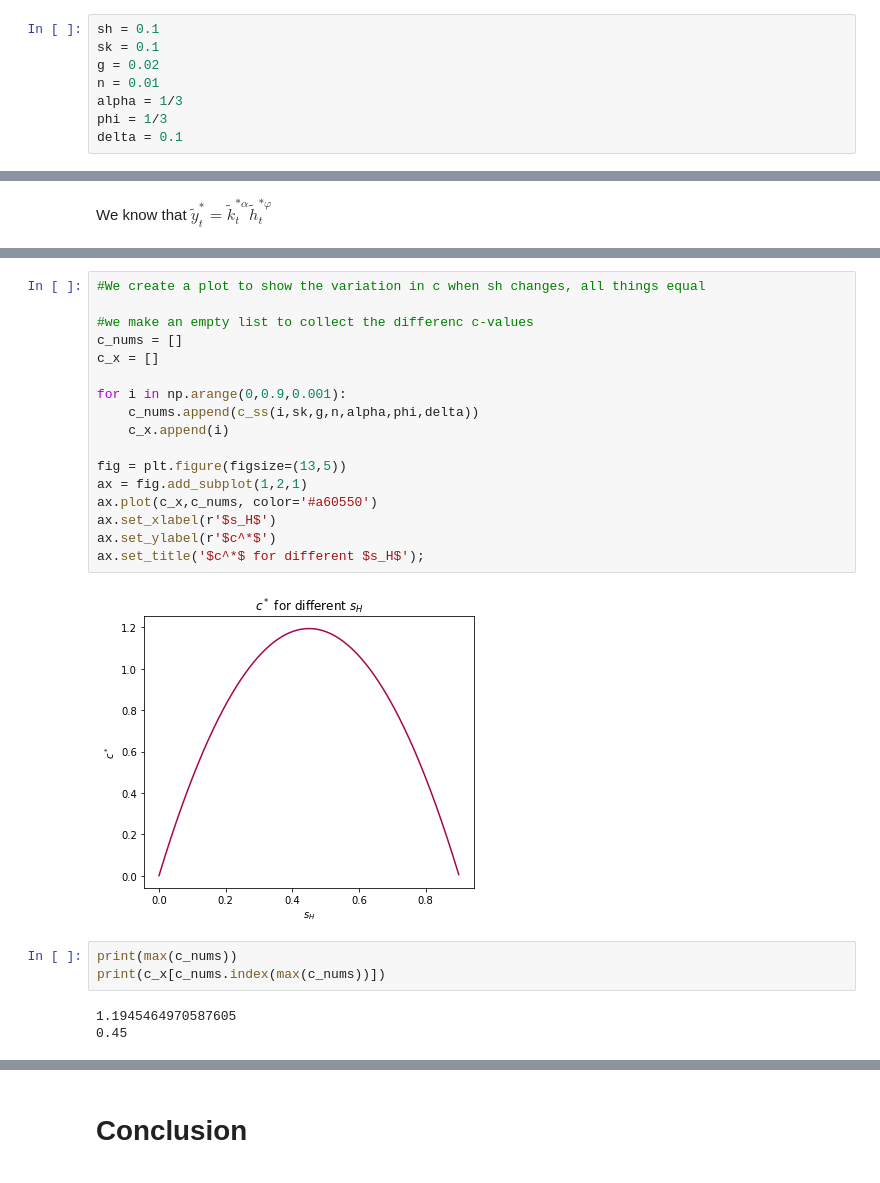
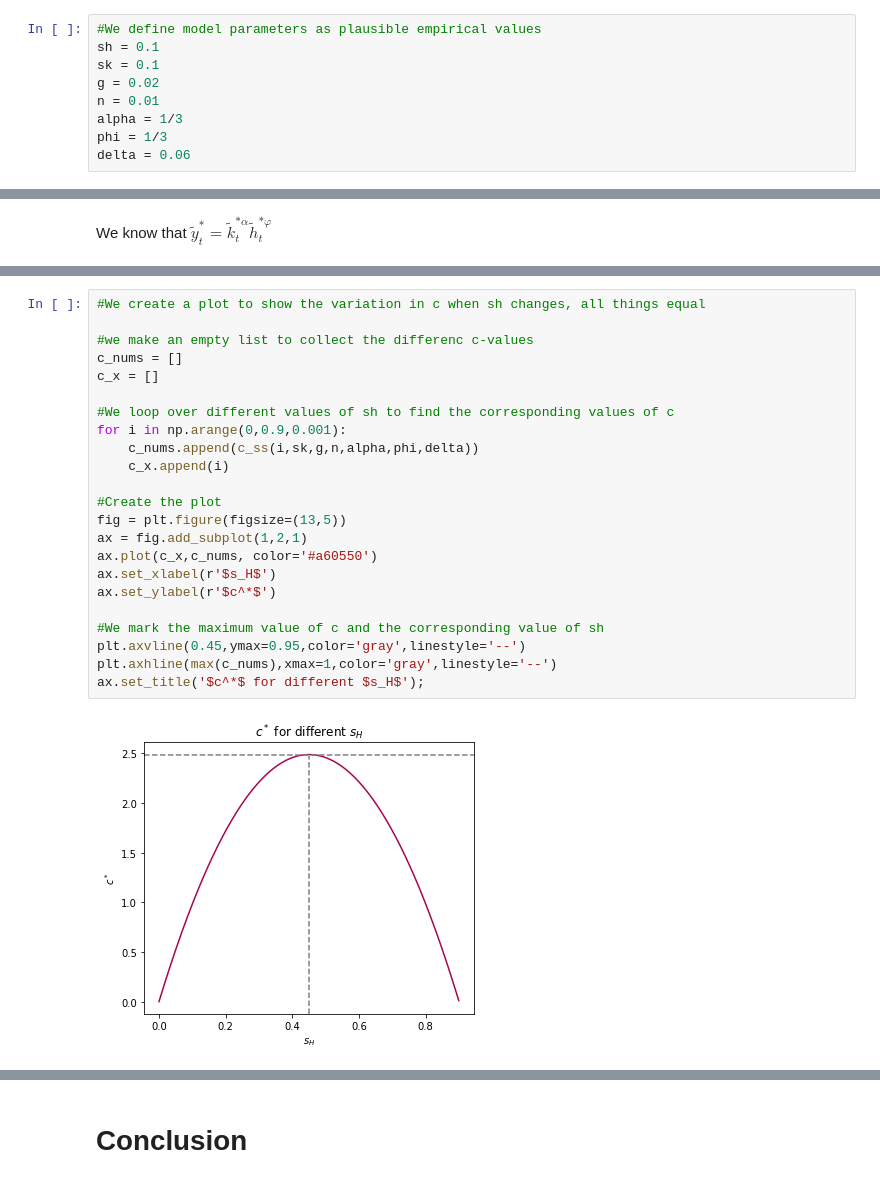
Before and after one commit to NumEconCopenhagen/projects-2020-matrixgymnasterne, a Jupyter notebook: modelproject/modelproject.ipynb, the cells around one changed output, grey strips where cells are left out. Cells and saved outputs as stored; diff of their text form.

```diff
--- a/modelproject/modelproject.ipynb
+++ b/modelproject/modelproject.ipynb
@@ -142,8 +122,9 @@ Define the model **parameters**:
 # %%
+#We define model parameters as plausible empirical values
 sh = 0.1
 sk = 0.1
 g = 0.02
 n = 0.01
 alpha = 1/3
 phi = 1/3
-delta = 0.1
+delta = 0.06
@@ -267,25 +290,25 @@ def c_ss(sh,sk,g,n,alpha,phi,delta):
 # %%
 #We create a plot to show the variation in c when sh changes, all things equal
 
 #we make an empty list to collect the differenc c-values
 c_nums = []
 c_x = []
 
+#We loop over different values of sh to find the corresponding values of c
 for i in np.arange(0,0.9,0.001):
     c_nums.append(c_ss(i,sk,g,n,alpha,phi,delta))
     c_x.append(i)
 
+#Create the plot
 fig = plt.figure(figsize=(13,5))
 ax = fig.add_subplot(1,2,1)
 ax.plot(c_x,c_nums, color='#a60550')
 ax.set_xlabel(r'$s_H$')
 ax.set_ylabel(r'$c^*$')
+
+#We mark the maximum value of c and the corresponding value of sh
+plt.axvline(0.45,ymax=0.95,color='gray',linestyle='--')
+plt.axhline(max(c_nums),xmax=1,color='gray',linestyle='--')
 ax.set_title('$c^*$ for different $s_H$');
 # %% [output]
-[figure, old version]
+[figure, new version]
-# %%
-print(max(c_nums))
-print(c_x[c_nums.index(max(c_nums))])
-# %% [output]
-1.1945464970587605
-0.45
```
Also changed, not shown: parts of 34 cells of this notebook.
